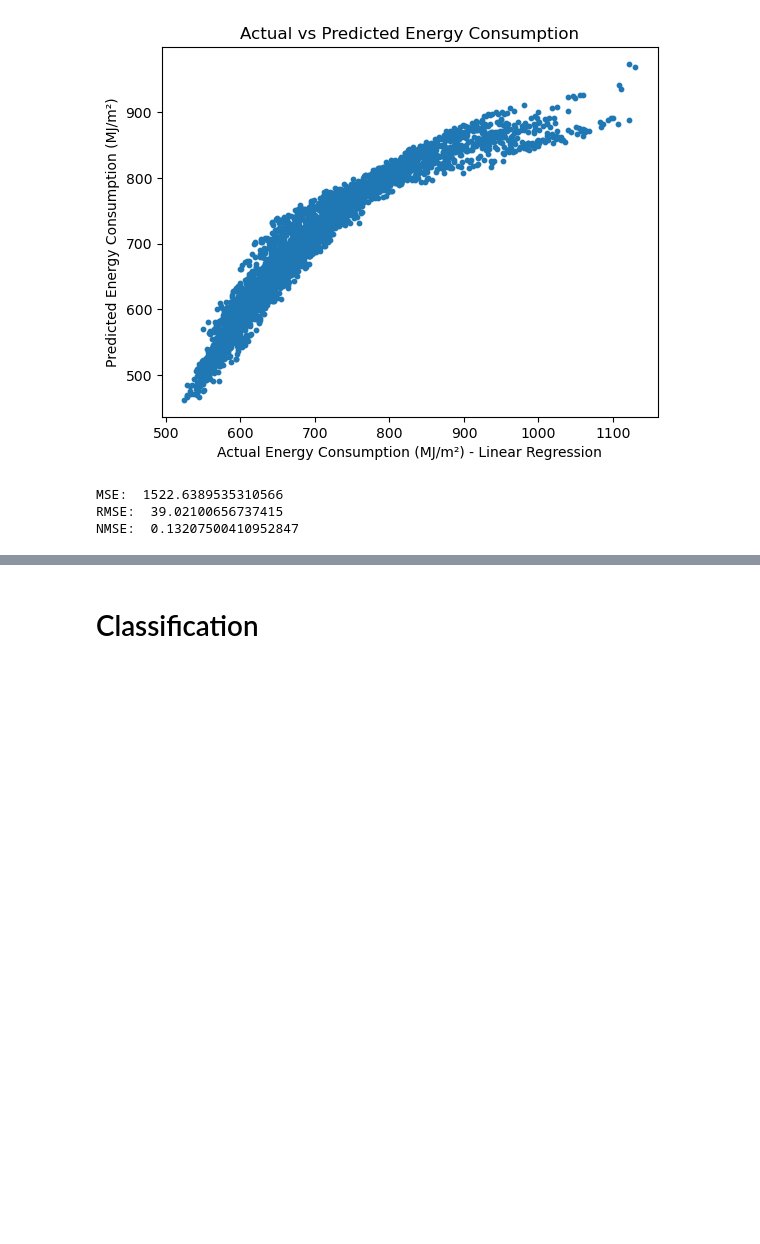
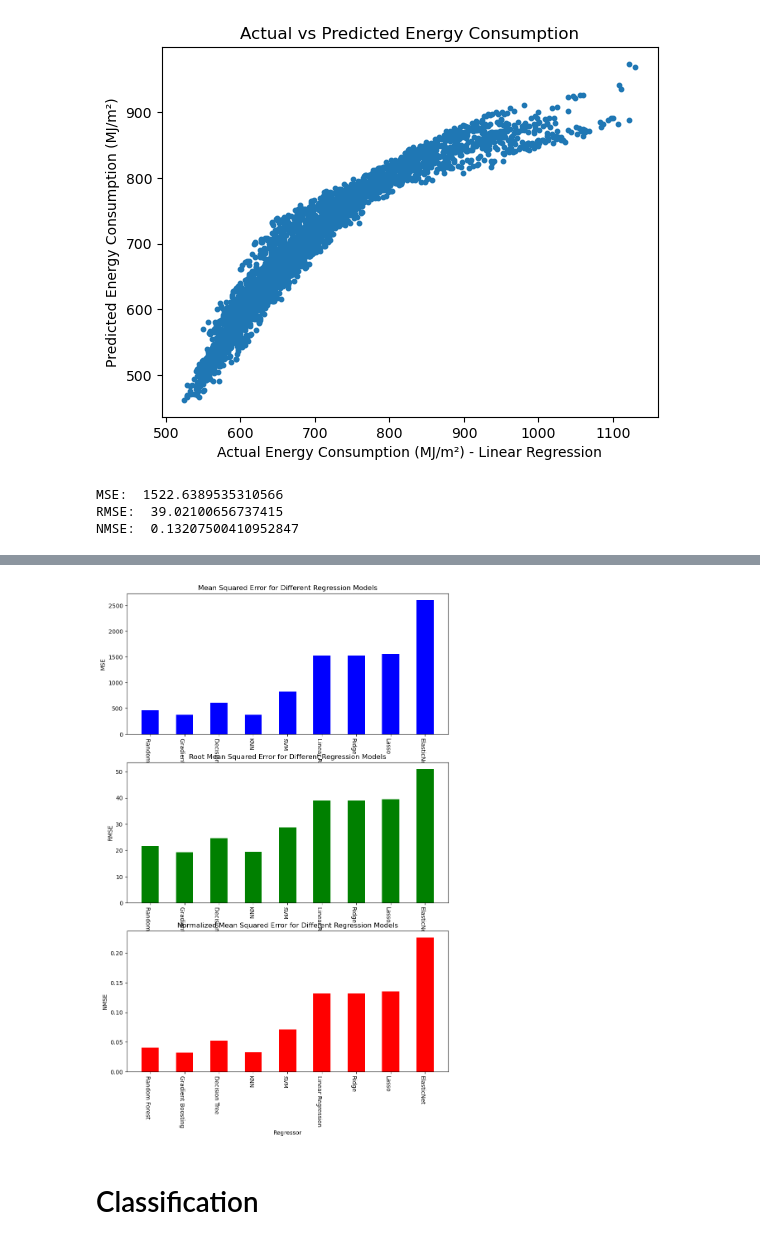
Before and after one commit to gmpal/apartments_energy, a Jupyter notebook: classification.ipynb, the cells around one changed output, grey strips where cells are left out. Drawn from its saved outputs; the diff is of its cells as text; code cells hidden in the pictures; blank space fills up the shorter version.

```diff
--- a/classification.ipynb
+++ b/classification.ipynb
@@ -168,3 +181,83 @@ print('NMSE: ', nmse)
 MSE:  1522.6389535310566
 RMSE:  39.02100656737415
 NMSE:  0.13207500410952847
+# %%
+from sklearn.ensemble import RandomForestRegressor, GradientBoostingRegressor
+from sklearn.tree import DecisionTreeRegressor
+from sklearn.neighbors import KNeighborsRegressor
+from sklearn.svm import SVR
+from sklearn.linear_model import LinearRegression, Ridge, Lasso, ElasticNet
+from sklearn.metrics import mean_squared_error
+import numpy as np
+import matplotlib.pyplot as plt
+
+# Load the data
+data = pd.read_csv('./data/data.csv')
+input_cols = ['room_amount', 'window_amount', 'surface', 'window_opening_area_north_m2', 'window_opening_area_east_m2', 'window_opening_area_south_m2', 'window_opening_area_west_m2']
+output_col = 'total_site_energy_consumption_per_surface_MJm2'
+test_set = data[:int(len(data)*0.2)]
+train_set = data[int(len(data)*0.2):]
+
+# Scale the input data
+scaler = StandardScaler()
+train_set[input_cols] = scaler.fit_transform(train_set[input_cols])
+test_set[input_cols] = scaler.transform(test_set[input_cols])
+
+# Define the list of regressors to test
+regressors = [    RandomForestRegressor(n_estimators=100, max_depth=10, random_state=0),    GradientBoostingRegressor(),    DecisionTreeRegressor(),    KNeighborsRegressor(),    SVR(),    LinearRegression(),    Ridge(),    Lasso(),    ElasticNet()]
+
+# Initialize lists to store scores
+mse_scores = []
+rmse_scores = []
+nmse_scores = []
+
+# Loop over regressors
+for regressor in regressors:
+    # Train the regressor
+    regressor.fit(train_set[input_cols], train_set[output_col])
+
+    # Make predictions
+    predictions = regressor.predict(test_set[input_cols])
+
+    # Calculate MSE, RMSE, and NMSE
+    mse = mean_squared_error(test_set[output_col], predictions)
+    rmse = np.sqrt(mse)
+    naive_pred = np.mean(train_set[output_col])
+    naive_mse = np.mean((naive_pred - test_set[output_col])**2)
+    nmse = mse / naive_mse
+
+    # Add scores to lists
+    mse_scores.append(mse)
+    rmse_scores.append(rmse)
+    nmse_scores.append(nmse)
+
+# Plot bar charts of scores
+fig, axs = plt.subplots(nrows=3, figsize=(10, 15))
+
+x_labels = ['Random Forest', 'Gradient Boosting', 'Decision Tree', 'KNN', 'SVM', 'Linear Regression', 'Ridge', 'Lasso', 'ElasticNet']
+x_pos = np.arange(len(x_labels))
+bar_width = 0.5
+
+axs[0].bar(x_pos, mse_scores, bar_width, color='blue')
+axs[0].set_xticks(x_pos)
+axs[0].set_xticklabels(x_labels, rotation=-90, ha='right')
+axs[0].set_xlabel('Regressor')
+axs[0].set_ylabel('MSE')
+axs[0].set_title('Mean Squared Error for Different Regression Models')
+
+axs[1].bar(x_pos, rmse_scores, bar_width, color='green')
+axs[1].set_xticks(x_pos)
+axs[1].set_xticklabels(x_labels, rotation=-90, ha='right')
+axs[1].set_xlabel('Regressor')
+axs[1].set_ylabel('RMSE')
+axs[1].set_title('Root Mean Squared Error for Different Regression Models')
+
+axs[2].bar(x_pos, nmse_scores, bar_width, color='red')
+axs[2].set_xticks(x_pos)
+axs[2].set_xticklabels(x_labels, rotation=-90, ha='right')
+axs[2].set_xlabel('Regressor')
+axs[2].set_ylabel('NMSE')
+axs[2].set_title('Normalized Mean Squared Error for Different Regression Models')
+
+plt.show()
+# %% [output]
@@ -171,3 +274,4 @@ NMSE:  0.13207500410952847
+[figure, added]
 # %% [markdown]
 # Classification
 # %%
```
Also changed, not shown: parts of 29 cells of this notebook, 2 other files.
